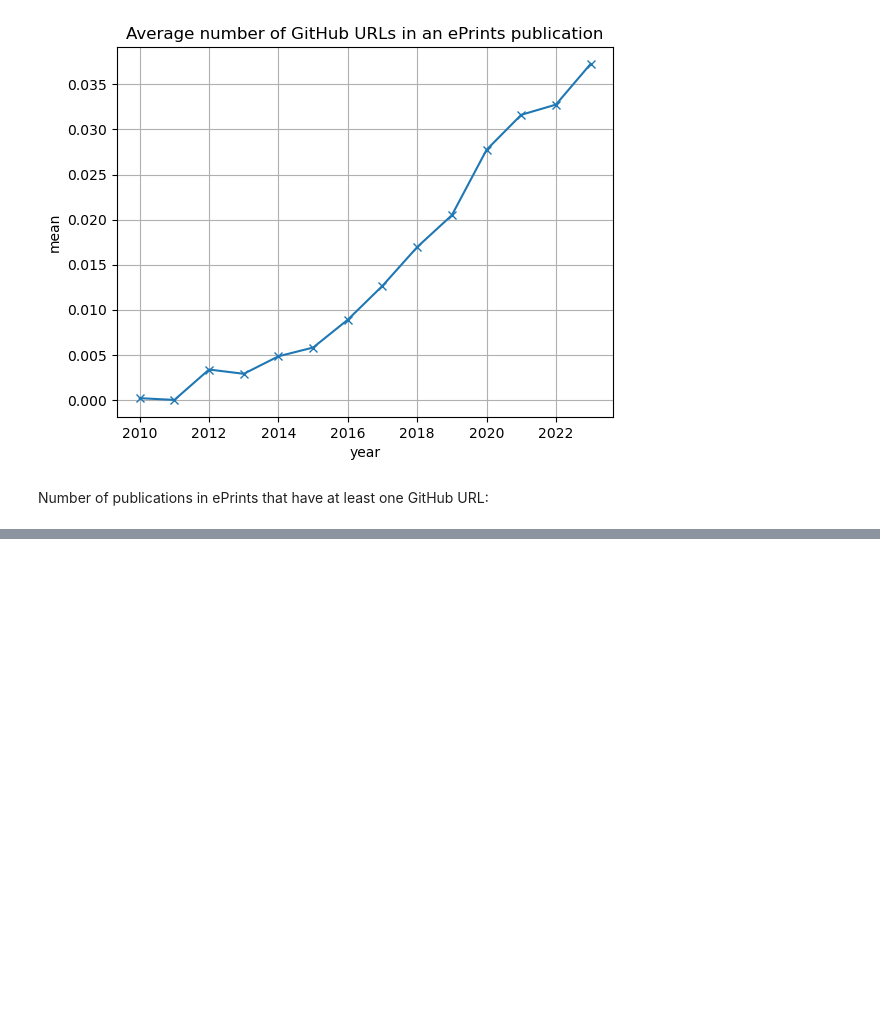
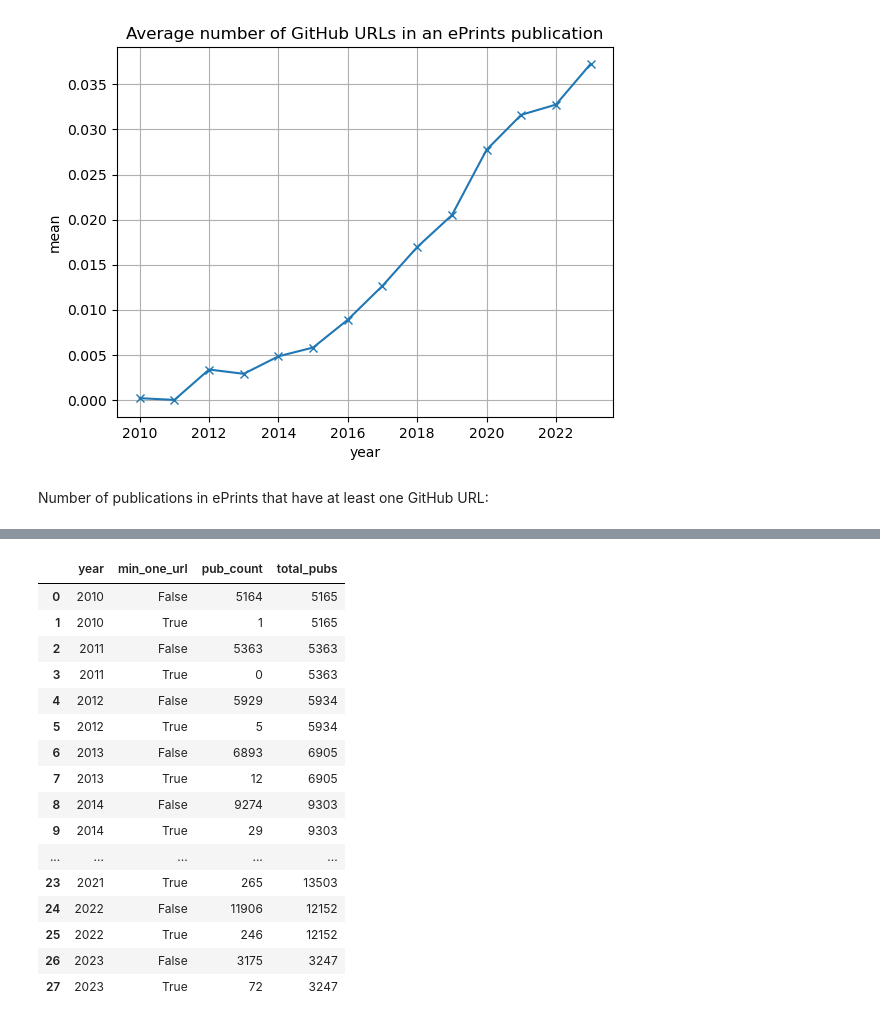
Before and after one commit to softwaresaved/rse-repo-analysis, a Jupyter notebook: analysis/eprints.ipynb, the cells around one changed output, grey strips where cells are left out. Saved outputs shown, nothing was run; the diff lists cells and outputs as text; code cells hidden in the pictures; blank space fills up the shorter version.

```diff
--- a/analysis/eprints.ipynb
+++ b/analysis/eprints.ipynb
@@ -98,0 +117,20 @@ plt.savefig("../data/analysis/overall/min_one_github_in_eprints.png")
+# %%
+min_one_url.reset_index()
+# %% [output]
+|  | year | min_one_url | pub_count | total_pubs |
+| 0 | 2010 | False | 5164 | 5165 |
+| 1 | 2010 | True | 1 | 5165 |
+| 2 | 2011 | False | 5363 | 5363 |
+| 3 | 2011 | True | 0 | 5363 |
+| 4 | 2012 | False | 5929 | 5934 |
+| 5 | 2012 | True | 5 | 5934 |
+| 6 | 2013 | False | 6893 | 6905 |
+| 7 | 2013 | True | 12 | 6905 |
+| 8 | 2014 | False | 9274 | 9303 |
+| 9 | 2014 | True | 29 | 9303 |
+| ... | ... | ... | ... | ... |
+| 23 | 2021 | True | 265 | 13503 |
+| 24 | 2022 | False | 11906 | 12152 |
+| 25 | 2022 | True | 246 | 12152 |
+| 26 | 2023 | False | 3175 | 3247 |
+| 27 | 2023 | True | 72 | 3247 |
```
Also changed, not shown: parts of 4 cells of this notebook, 2 other files.
